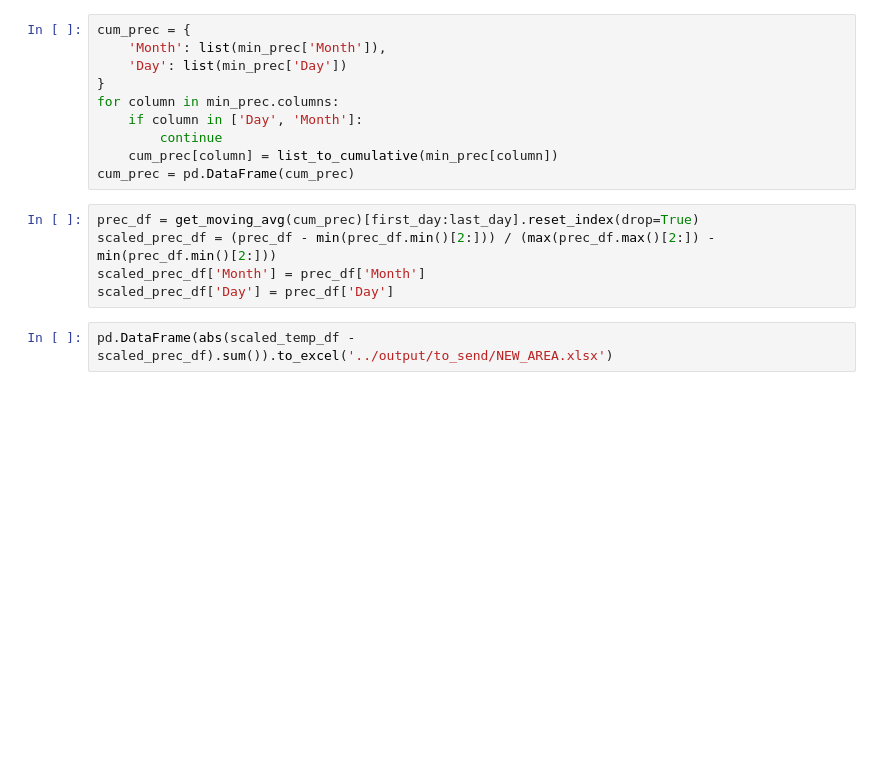
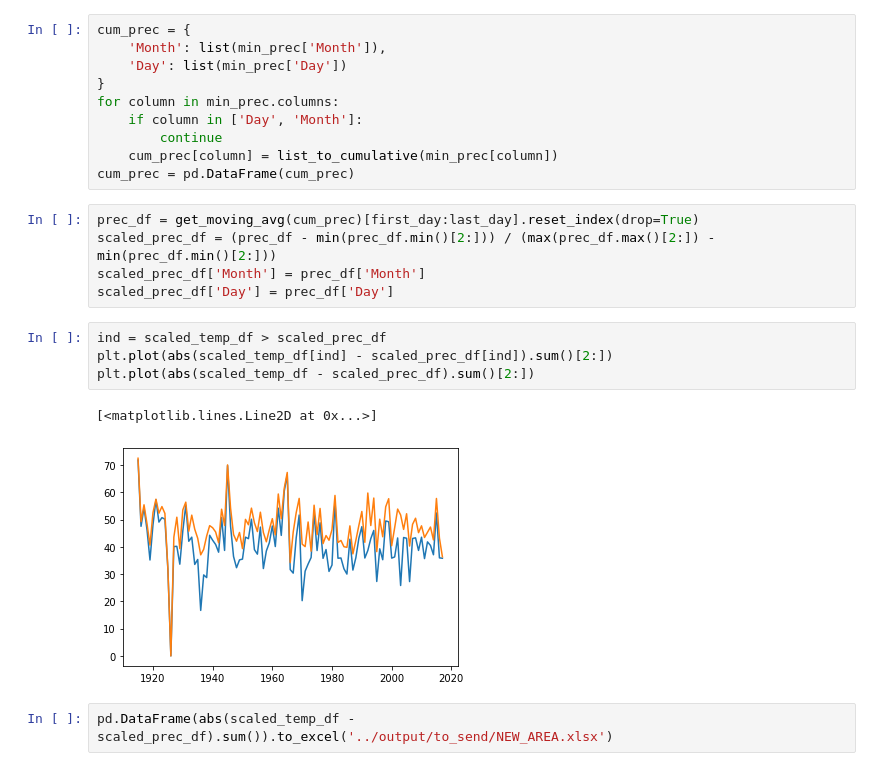
Before and after one commit to mikewellmeansme/TracheidClustering, a Jupyter notebook: notebooks/climate_area.ipynb, the cells around one changed output. Saved outputs shown, nothing was run; the diff lists cells and outputs as text; blank space fills up the shorter version.

```diff
--- a/notebooks/climate_area.ipynb
+++ b/notebooks/climate_area.ipynb
@@ -174,6 +174,13 @@ prec_df = get_moving_avg(cum_prec)[first_day:last_day].reset_index(drop=True)
 scaled_prec_df = (prec_df - min(prec_df.min()[2:])) / (max(prec_df.max()[2:]) - min(prec_df.min()[2:]))
 scaled_prec_df['Month'] = prec_df['Month']
 scaled_prec_df['Day'] = prec_df['Day']
+# %%
+ind = scaled_temp_df > scaled_prec_df
+plt.plot(abs(scaled_temp_df[ind] - scaled_prec_df[ind]).sum()[2:])
+plt.plot(abs(scaled_temp_df - scaled_prec_df).sum()[2:])
+# %% [output]
+[<matplotlib.lines.Line2D at 0x...>]
+[figure, added]
 # %%
 pd.DataFrame(abs(scaled_temp_df - scaled_prec_df).sum()).to_excel('../output/to_send/NEW_AREA.xlsx')
 # %%
```
